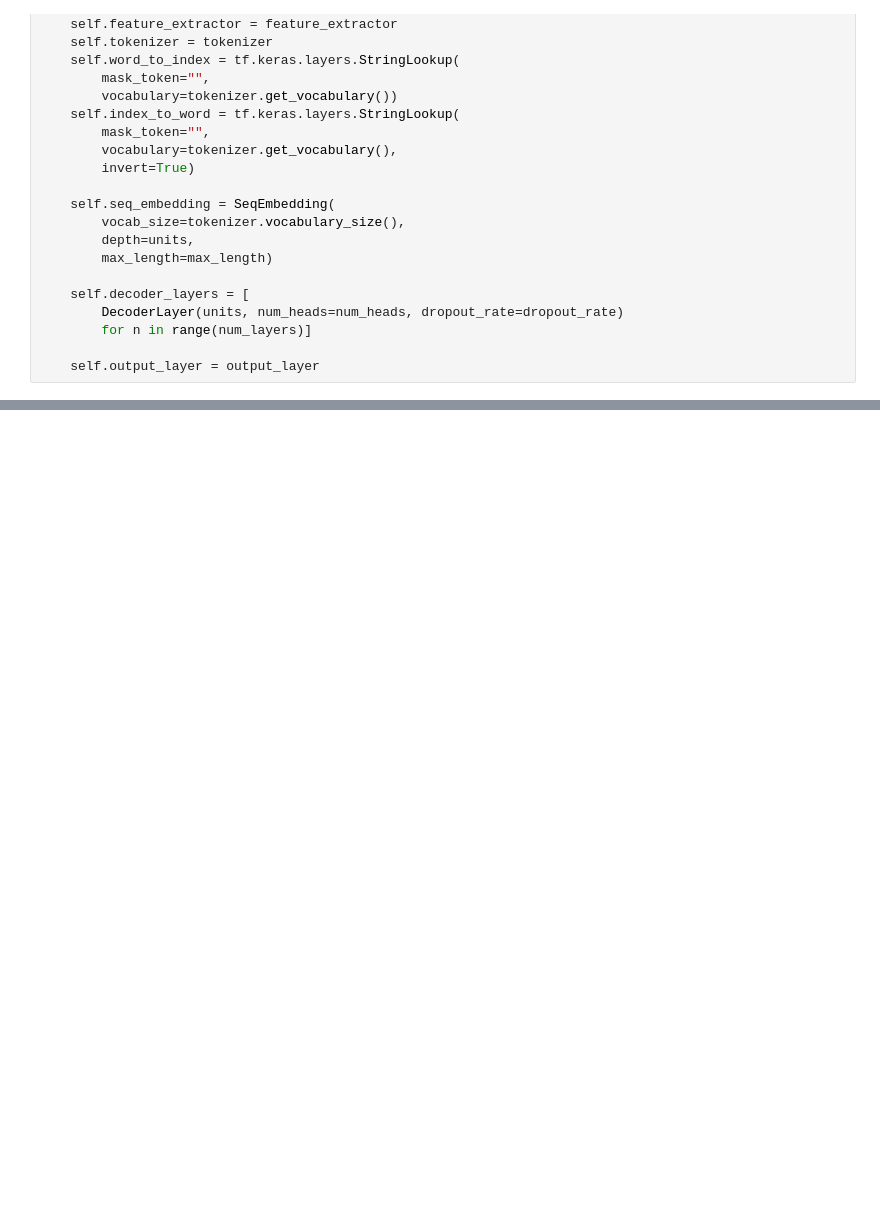
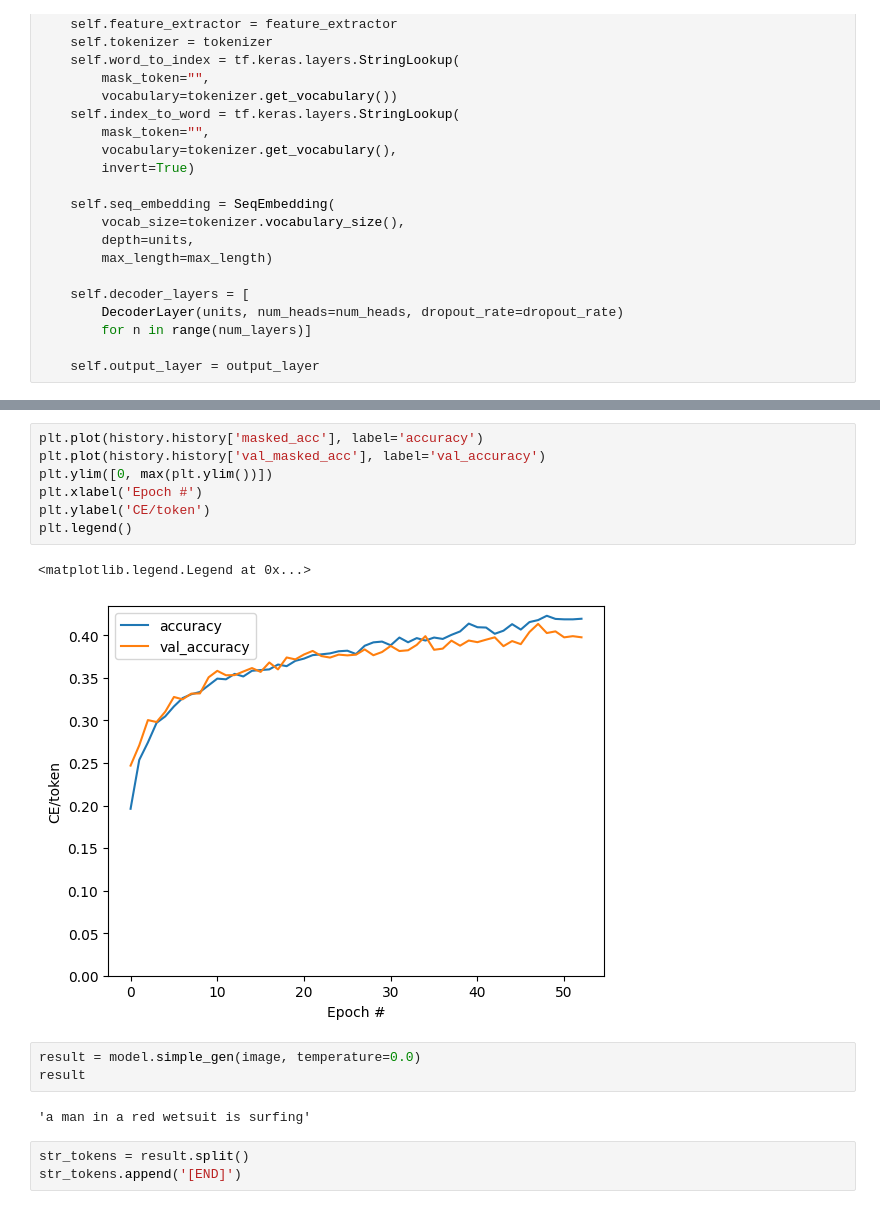
Before and after one commit to JPD-Research/translationWork, a Jupyter notebook: image-captioning.ipynb, the cells around one changed output, grey strips where cells are left out. Cells and saved outputs as stored; diff of their text form; blank space fills up the shorter version.

```diff
--- a/image-captioning.ipynb
+++ b/image-captioning.ipynb
@@ -647,0 +813,18 @@ class Captioner(tf.keras.Model):
+# %%
+plt.plot(history.history['masked_acc'], label='accuracy')
+plt.plot(history.history['val_masked_acc'], label='val_accuracy')
+plt.ylim([0, max(plt.ylim())])
+plt.xlabel('Epoch #')
+plt.ylabel('CE/token')
+plt.legend()
+# %% [output]
+<matplotlib.legend.Legend at 0x...>
+[figure, added]
+# %%
+result = model.simple_gen(image, temperature=0.0)
+result
+# %% [output]
+'a man in a red wetsuit is surfing'
+# %%
+str_tokens = result.split()
+str_tokens.append('[END]')
```
Also changed, not shown: parts of 23 cells of this notebook, 1 other file.
